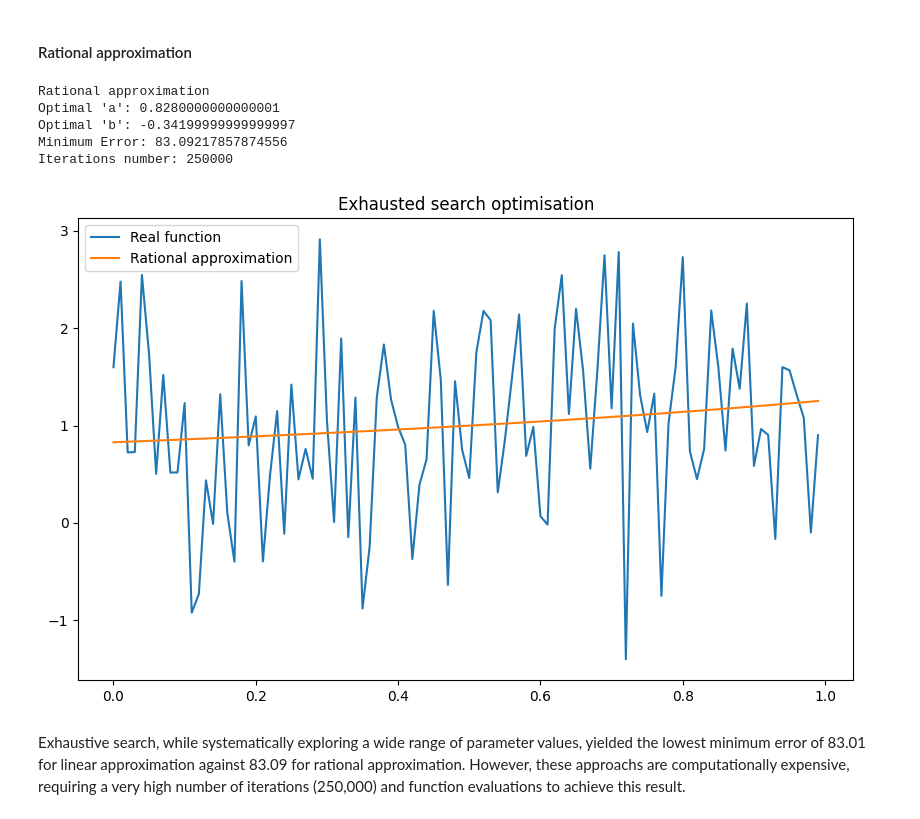
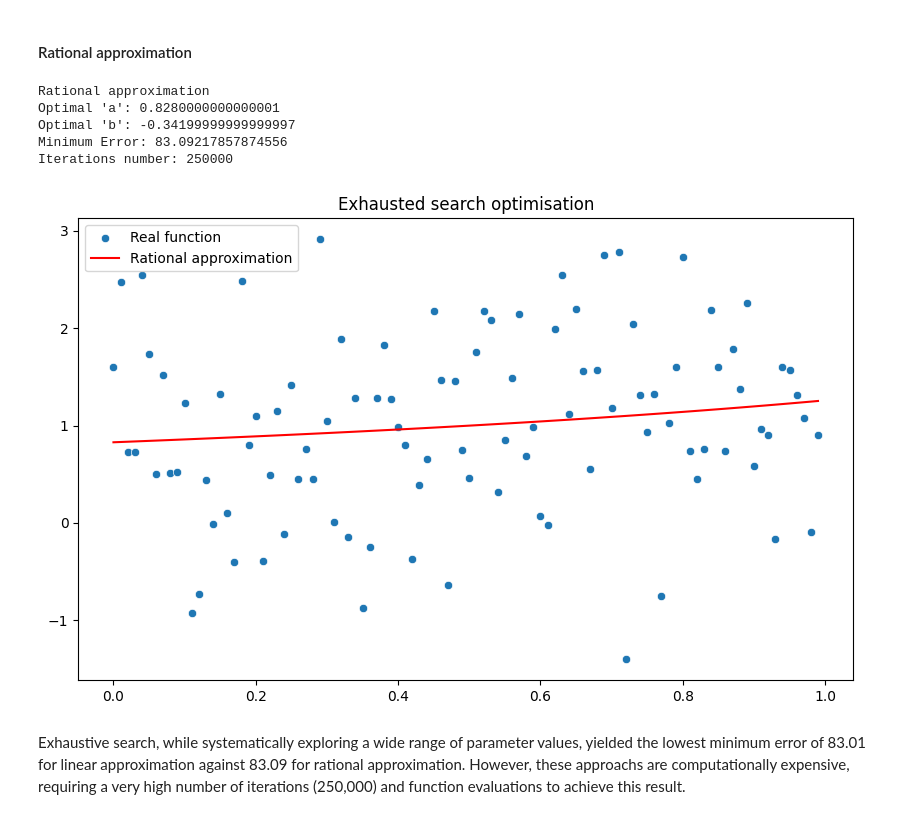
Before and after one commit to Swedist/study_itmo, a Jupyter notebook: algorithms/task_2.ipynb, the cells around one changed output. Drawn from its saved outputs; the diff is of its cells as text; code cells hidden in the pictures.

```diff
--- a/algorithms/task_2.ipynb
+++ b/algorithms/task_2.ipynb
@@ -316,26 +316,26 @@ Iterations number: 250000
 # %%
 y_hat_2 = rational_aprox_v(x, *result_rational[0])
 
 # plot lines
 plt.figure(figsize=(10, 6))
-plt.plot(x, y, label='Real function')
-plt.plot(x, y_hat_2, label='Rational approximation')
+sns.scatterplot(x=x, y=y, label='Real function')
+plt.plot(x, y_hat_2, label='Rational approximation', color='red')
 plt.legend()
 plt.title('Exhausted search optimisation')
 
 # output optimisation result
 print('Rational approximation')
 print(f"Optimal 'a': {result_rational[0][0]}")
 print(f"Optimal 'b': {result_rational[0][1]}")
 print(f"Minimum Error: {result_rational[1]}")
 print(f"Iterations number: {result_rational[3].size}")
 # %% [output]
 Rational approximation
 Optimal 'a': 0.8280000000000001
 Optimal 'b': -0.34199999999999997
 Minimum Error: 83.09217857874556
 Iterations number: 250000
-[figure, old version]
+[figure, new version]
 # %% [markdown]
 Exhaustive search, while systematically exploring a wide range of parameter values, yielded the lowest minimum error of 83.01 for linear approximation against 83.09 for rational approximation. However, these approachs are computationally expensive, requiring a very high number of iterations (250,000) and function evaluations to achieve this result.
 # %% [markdown]
```
Also changed, not shown: parts of 7 cells of this notebook, 1 other file.
